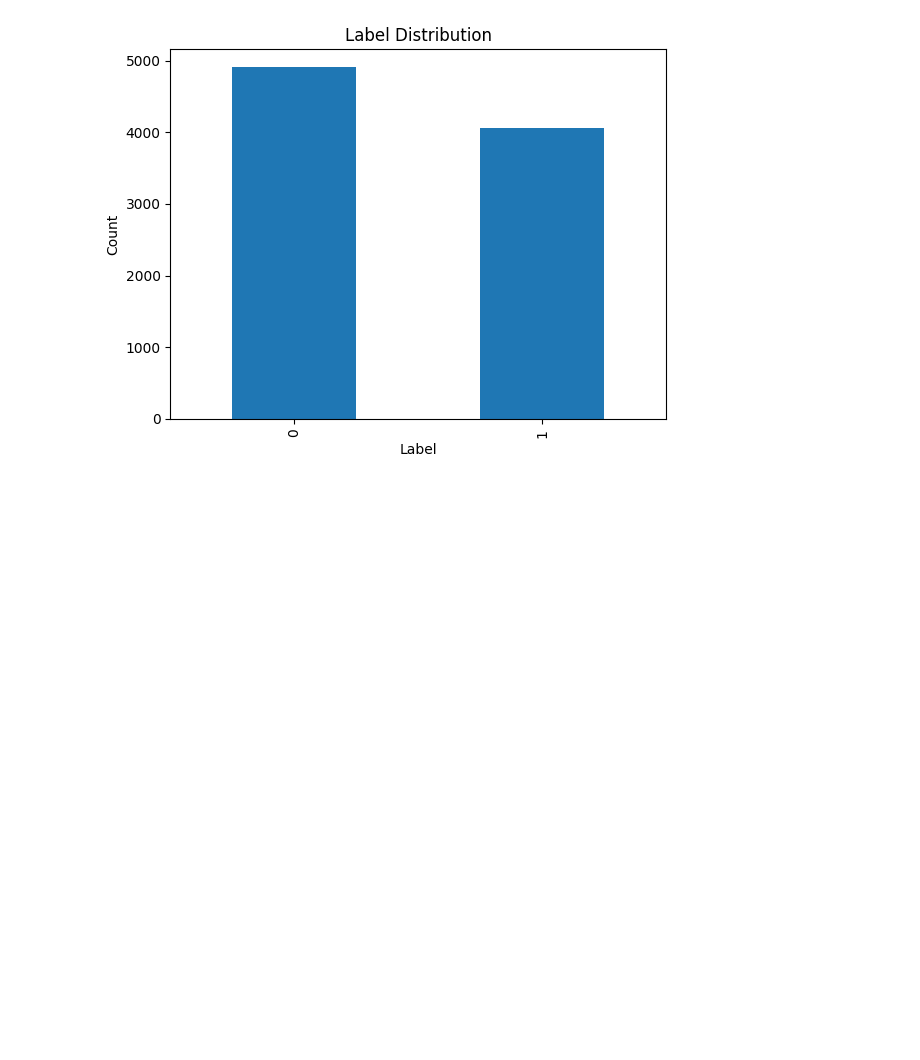
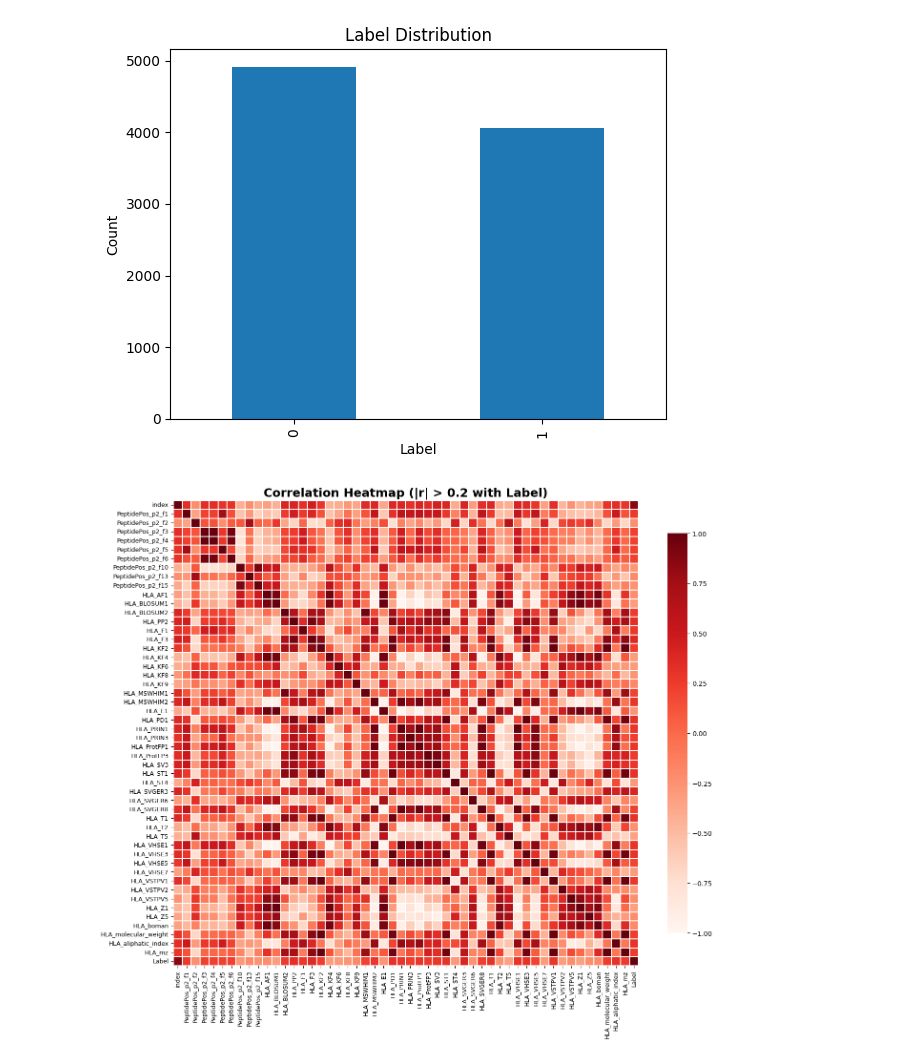
Before and after one commit to nikitarjsh/PIPER, a Jupyter notebook: src/data_exploration.ipynb, the cells around one changed output. Cells and saved outputs as stored; diff of their text form; code cells hidden in the pictures; blank space fills up the shorter version.

Commit message:
heatmap

```diff
--- a/src/data_exploration.ipynb
+++ b/src/data_exploration.ipynb
@@ -364,3 +365,56 @@ Label
 1    0.452275
 Name: proportion, dtype: float64
 [figure]
+# %%
+
+label_col = "Label"
+corr_threshold = 0.2
+
+
+numeric_df = df.select_dtypes(include=[np.number]).copy()
+
+
+if label_col not in numeric_df.columns:
+    raise ValueError(f"'{label_col}' not found as a numeric column in df")
+
+# -------------------------------
+# compute correlations
+# -------------------------------
+corr_matrix = numeric_df.corr()
+
+# correlation of every feature with label
+label_corr = corr_matrix[label_col].drop(label_col)
+
+# keep only features whose correlation with label passes threshold
+selected_features = label_corr[abs(label_corr) > corr_threshold].index.tolist()
+
+# include label itself in the final plot
+plot_cols = selected_features + [label_col]
+
+if len(selected_features) == 0:
+    raise ValueError(f"No features found with |correlation| > {corr_threshold} with {label_col}")
+
+plot_corr = numeric_df[plot_cols].corr()
+
+# -------------------------------
+# plot
+# -------------------------------
+plt.figure(figsize=(14, 12))
+sns.heatmap(
+    plot_corr,
+    cmap="Reds",
+    vmin=-1,
+    vmax=1,
+    center=0,
+    square=True,
+    linewidths=0.2,
+    cbar_kws={"shrink": 0.8}
+)
+
+plt.title(f"Correlation Heatmap (|r| > {corr_threshold} with {label_col})", fontsize=18, weight="bold")
+plt.xticks(rotation=90, fontsize=9)
+plt.yticks(rotation=0, fontsize=9)
+plt.tight_layout()
+plt.show()
+# %% [output]
+[figure, added]
```
Also changed, not shown: parts of 1 cell of this notebook.
